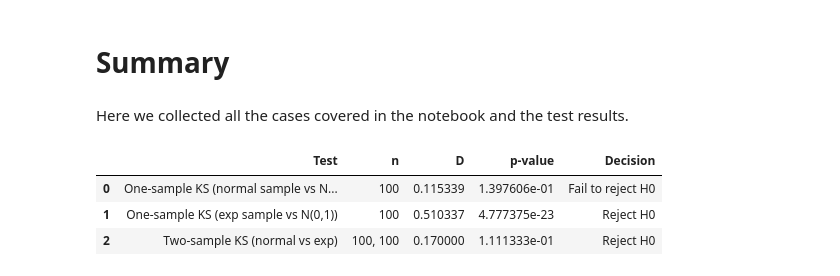
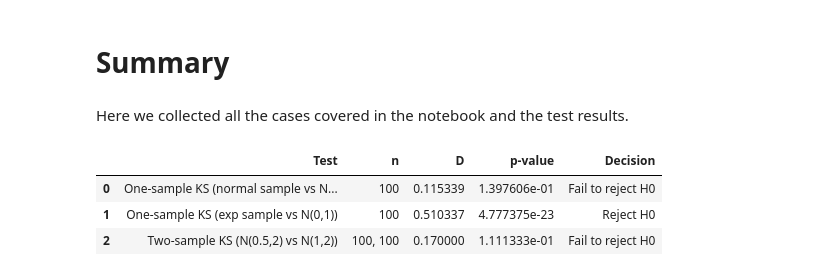
Before and after one commit to InnHar/StatisticsTests, a Jupyter notebook: Kolmogorov.ipynb, the cells around one changed output. Drawn from its saved outputs; the diff is of its cells as text; code cells hidden in the pictures.

```diff
--- a/Kolmogorov.ipynb
+++ b/Kolmogorov.ipynb
@@ -169,6 +169,12 @@ def std_normal_cdf(x):
 
 def get_critical_value(a):
     return stats.kstwobign.ppf(1-a)
+
+def make_test_decision(D_stats, crit_value):
+    if abs(D_stats) < crit_value:
+        return "Fail to reject H0"
+    else:
+        return "Reject H0"
 # %% [markdown]
 # SECTION A: ONE-SAMPLE KS TEST
 Demonstrate with two cases:
@@ -386,24 +386,21 @@ plt.show()
 # %%
 print("=== TWO-SAMPLE KS TEST (compare two empirical samples) ===\n")
-
-crit_value = get_critical_value(sig_level) / sqrt(n)
+n1, n2 = sample1.size, sample2.size
+n_eff = n1 * n2 / (n1 + n2)
+crit_value = get_critical_value(sig_level) / sqrt(n_eff)
 
 print(f"Critical value: {crit_value}, Significance Level: {sig_level}")
 
-n1, n2 = sample1.size, sample2.size
 if USE_SCIPY:
-    stat2, pval2 = stats.ks_2samp(sample1, sample2)
-    print(f"SciPy ks_2samp results: D = {stat2:.5f}, p-value = {pval2}")
+    D2, pval2 = stats.ks_2samp(sample1, sample2)
+    print(f"SciPy ks_2samp results: D = {D2:.5f}, p-value = {pval2}")
 else:
     D2, xloc, F1_at_x, F2_at_x = ks_statistic_twosample(sample1, sample2)
     pval2 = kolmogorov_pvalue_twosample(D2, n1, n2)
-    print(f"Fallback results: D = {D2:.5f}, approx. p-value = {pval2}")
+    print(f"Results: D = {D2:.5f}, approx. p-value = {pval2}")
 
 print("_" * 50)
-if abs(D2) < crit_value:
-  print("Fail to reject H0")
-else:
-  print("Reject H0")
+print(make_test_decision(D2, crit_value))
 # %% [output]
 === TWO-SAMPLE KS TEST (compare two empirical samples) ===
 
@@ -450,34 +447,37 @@ Here we collected all the cases covered in the notebook and the test results.
 # %%
 # Summary table of results
 results = {
     "Test": ["One-sample KS (normal sample vs N(0,1))",
              "One-sample KS (exp sample vs N(0,1))",
-             "Two-sample KS (normal vs exp)"],
+             "Two-sample KS (N(0.5,2) vs N(1,2))"],
     "n": [n, n, f"{n1}, {n2}"],
 }
+crit_values = [
+    get_critical_value(sig_level) / sqrt(n),
+    get_critical_value(sig_level) / sqrt(n),
+    get_critical_value(sig_level) / sqrt(n_eff)
+    ]
 
 if USE_SCIPY:
     results["D"] = [stats.kstest(sample_normal, 'norm')[0],
                     stats.kstest(sample_exp, 'norm')[0],
                     stats.ks_2samp(sample1, sample2)[0]]
     results["p-value"] = [stats.kstest(sample_normal, 'norm')[1],
                           stats.kstest(sample_exp, 'norm')[1],
                           stats.ks_2samp(sample1, sample2)[1]]
 else:
     D1 = ks_statistic_onesample(sample_normal, std_normal_cdf)
     D1b = ks_statistic_onesample(sample_exp, std_normal_cdf)
     results["D"] = [D1, D1b, D_star]
     results["p-value"] = [kolmogorov_pvalue_onesample(D1, n),
                           kolmogorov_pvalue_onesample(D1b, n),
                           kolmogorov_pvalue_twosample(D_star, n1, n2)]
-    results["Decision"] = ["Reject H0" if D1 > crit_value else "Fail to reject H0",
-                            "Reject H0" if D1b > crit_value else "Fail to reject H0",
-                            "Reject H0"]
+results["Decision"] = [make_test_decision(D_stat, crit_val) for D_stat, crit_val in zip([D1, D1b, D_star], crit_values)]
 
 df_results = pd.DataFrame(results)
 df_results
 # %% [output]
 |  | Test | n | D | p-value | Decision |
 | 0 | One-sample KS (normal sample vs N... | 100 | 0.115339 | 1.397606e-01 | Fail to reject H0 |
 | 1 | One-sample KS (exp sample vs N(0,1)) | 100 | 0.510337 | 4.777375e-23 | Reject H0 |
-| 2 | Two-sample KS (normal vs exp) | 100, 100 | 0.170000 | 1.111333e-01 | Reject H0 |
+| 2 | Two-sample KS (N(0.5,2) vs N(1,2)) | 100, 100 | 0.170000 | 1.111333e-01 | Fail to reject H0 |
```
Also changed, not shown: parts of 5 cells of this notebook.
